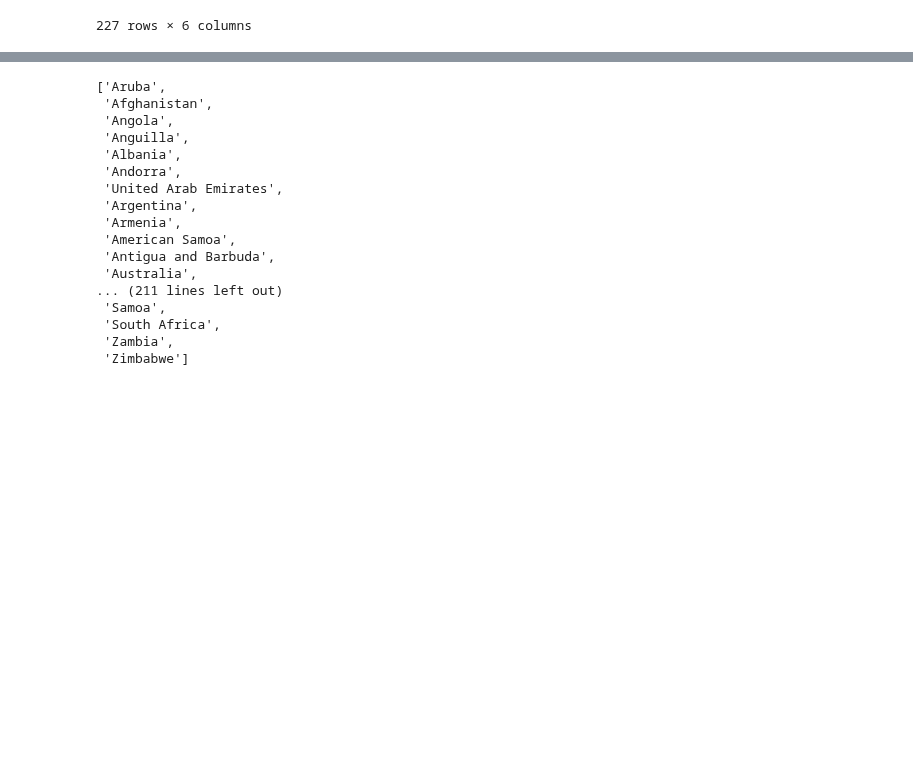
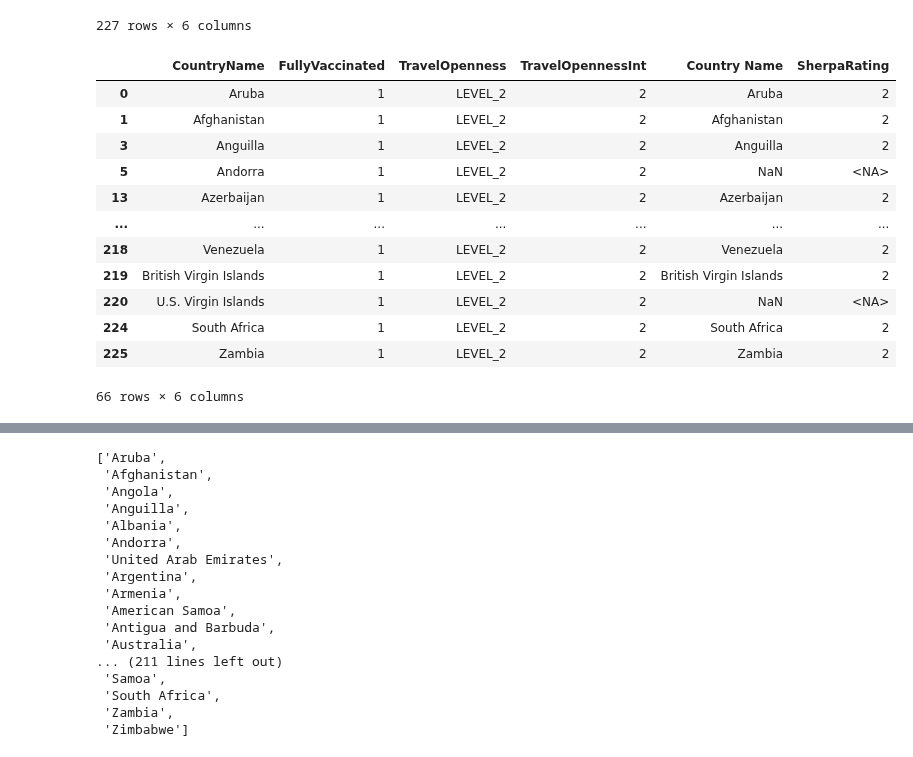
Before and after one commit to bossiilaria/Python, a Jupyter notebook: IntlExp/IntlExp.ipynb, the cells around one changed output, grey strips where cells are left out. Saved outputs shown, nothing was run; the diff lists cells and outputs as text; code cells hidden in the pictures; blank space fills up the shorter version.

Commit message:
'query()'

```diff
--- a/IntlExp/IntlExp.ipynb
+++ b/IntlExp/IntlExp.ipynb
@@ -630,3 +673,20 @@ mergedDF
 | 225 | Zambia | 1 | LEVEL_2 | 2 | Zambia | 2 |
 | 226 | Zimbabwe | 1 | LEVEL_3 | 3 | Zimbabwe | 3 |
 227 rows × 6 columns
+# %%
+#mergedDF.query('TravelOpennessInt == SherpaRating')
+mergedDF.query('TravelOpennessInt == 2')
+# %% [output]
+|  | CountryName | FullyVaccinated | TravelOpenness | TravelOpennessInt | Country Name | SherpaRating |
+| 0 | Aruba | 1 | LEVEL_2 | 2 | Aruba | 2 |
+| 1 | Afghanistan | 1 | LEVEL_2 | 2 | Afghanistan | 2 |
+| 3 | Anguilla | 1 | LEVEL_2 | 2 | Anguilla | 2 |
+| 5 | Andorra | 1 | LEVEL_2 | 2 | NaN | <NA> |
+| 13 | Azerbaijan | 1 | LEVEL_2 | 2 | Azerbaijan | 2 |
+| ... | ... | ... | ... | ... | ... | ... |
+| 218 | Venezuela | 1 | LEVEL_2 | 2 | Venezuela | 2 |
+| 219 | British Virgin Islands | 1 | LEVEL_2 | 2 | British Virgin Islands | 2 |
+| 220 | U.S. Virgin Islands | 1 | LEVEL_2 | 2 | NaN | <NA> |
+| 224 | South Africa | 1 | LEVEL_2 | 2 | South Africa | 2 |
+| 225 | Zambia | 1 | LEVEL_2 | 2 | Zambia | 2 |
+66 rows × 6 columns
```
Also changed, not shown: parts of 14 cells of this notebook, 3 other files.
